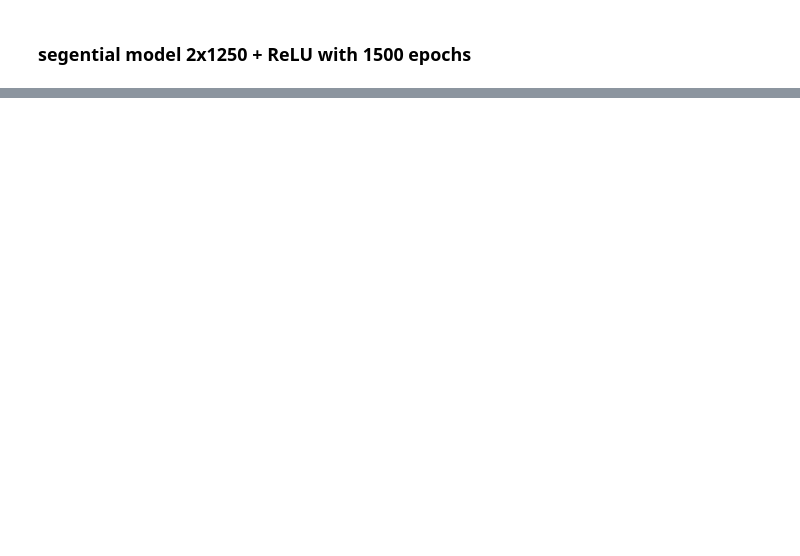
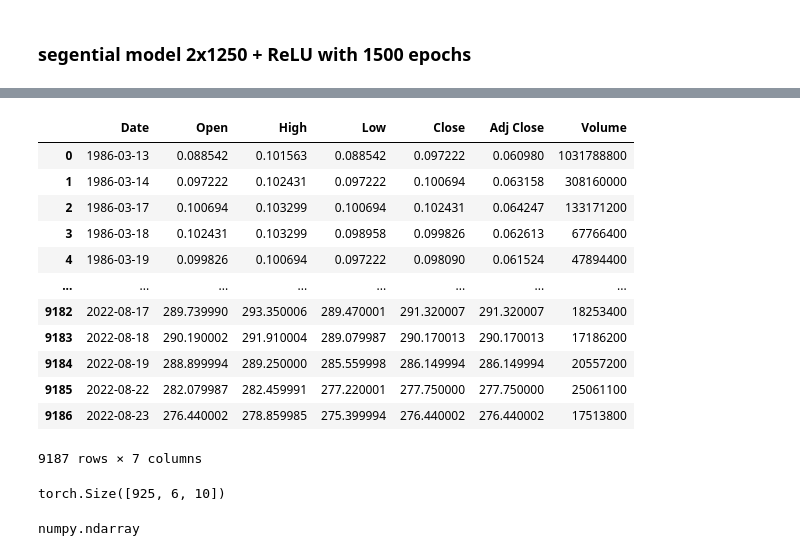
Before and after one commit to mario-dohr/my-college-lectures, a Jupyter notebook: DeepLearning/chapter-4.ipynb, the cells around one changed output, grey strips where cells are left out. Drawn from its saved outputs; the diff is of its cells as text; code cells hidden in the pictures; blank space fills up the shorter version.

Commit message:
msft stock quotes + conv1d network

```diff
--- a/DeepLearning/chapter-4.ipynb
+++ b/DeepLearning/chapter-4.ipynb
@@ -601,0 +591,3 @@ False
+# %%
+data = pd.read_csv('MSFT.csv')
+data_tensor = torch.tensor(data.to_numpy()[:,1:].astype(float))
@@ -601,0 +680,25 @@ False
+# %%
+data
+# %% [output]
+|  | Date | Open | High | Low | Close | Adj Close | Volume |
+| 0 | 1986-03-13 | 0.088542 | 0.101563 | 0.088542 | 0.097222 | 0.060980 | 1031788800 |
+| 1 | 1986-03-14 | 0.097222 | 0.102431 | 0.097222 | 0.100694 | 0.063158 | 308160000 |
+| 2 | 1986-03-17 | 0.100694 | 0.103299 | 0.100694 | 0.102431 | 0.064247 | 133171200 |
+| 3 | 1986-03-18 | 0.102431 | 0.103299 | 0.098958 | 0.099826 | 0.062613 | 67766400 |
+| 4 | 1986-03-19 | 0.099826 | 0.100694 | 0.097222 | 0.098090 | 0.061524 | 47894400 |
+| ... | ... | ... | ... | ... | ... | ... | ... |
+| 9182 | 2022-08-17 | 289.739990 | 293.350006 | 289.470001 | 291.320007 | 291.320007 | 18253400 |
+| 9183 | 2022-08-18 | 290.190002 | 291.910004 | 289.079987 | 290.170013 | 290.170013 | 17186200 |
+| 9184 | 2022-08-19 | 288.899994 | 289.250000 | 285.559998 | 286.149994 | 286.149994 | 20557200 |
+| 9185 | 2022-08-22 | 282.079987 | 282.459991 | 277.220001 | 277.750000 | 277.750000 | 25061100 |
+| 9186 | 2022-08-23 | 276.440002 | 278.859985 | 275.399994 | 276.440002 | 276.440002 | 17513800 |
+9187 rows × 7 columns
+# %%
+t = get_train_data(data_tensor,3,10)
+t[0].shape
+# %% [output]
+torch.Size([925, 6, 10])
+# %%
+type(data_tensor)
+# %% [output]
+numpy.ndarray
```
Also changed, not shown: parts of 34 cells of this notebook, 2 other files.
